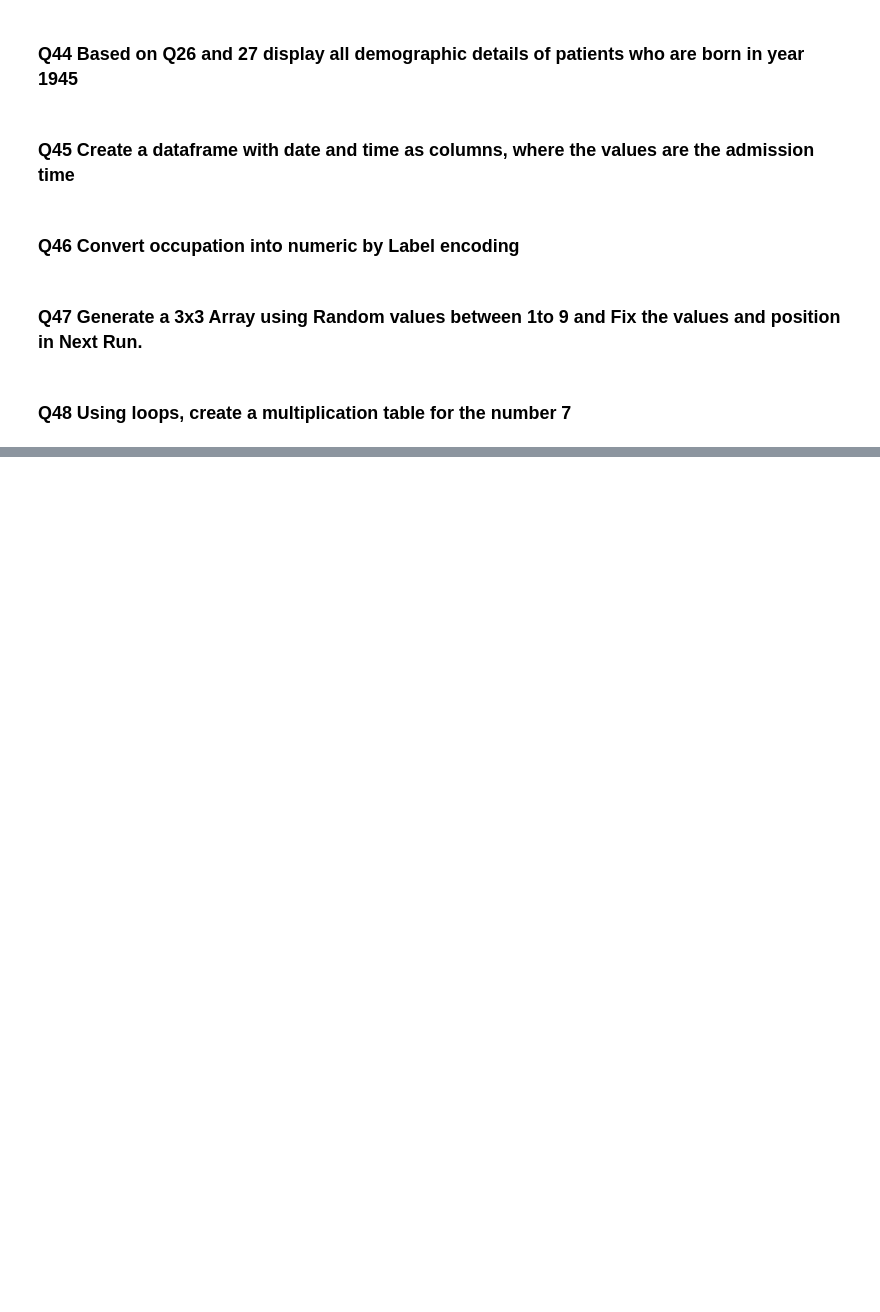
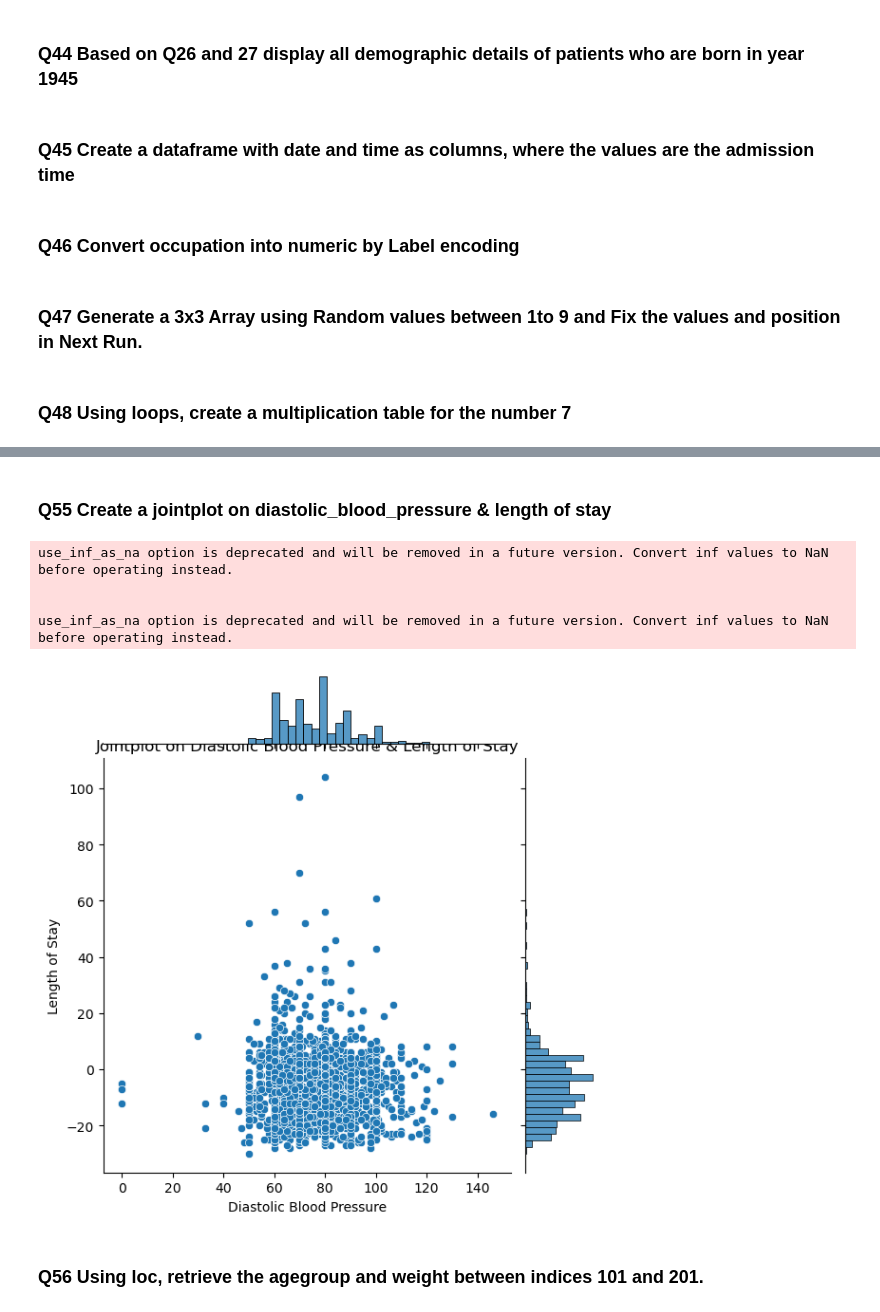
Before and after one commit to SivasankariDA112/03_Hacktivators_PythonHackathon_Apr24, a Jupyter notebook: Team03_Hacktivators_Main80Questions.ipynb, the cells around one changed output, grey strips where cells are left out. Drawn from its saved outputs; the diff is of its cells as text; code cells hidden in the pictures; blank space fills up the shorter version.

```diff
--- a/Team03_Hacktivators_Main80Questions.ipynb
+++ b/Team03_Hacktivators_Main80Questions.ipynb
@@ -1027,0 +1116,24 @@ for i in range(start, end + 1):
+# %% [markdown]
+### Q55 Create a jointplot on diastolic_blood_pressure & length of stay
+# %%
+import seaborn as sns
+import matplotlib.pyplot as plt
+#warnings.filterwarnings("ignore")
+#  New_df is the merged DataFrame
+New_df=Hospitalization_Discharge.merge(Labs)
+# Calculate length of stay
+New_df['length_of_stay'] = New_df['dischargeDay'] - New_df['Admission_date'].dt.day
+# plotting the jointplot
+sns.jointplot(data=New_df, x='diastolic_blood_pressure', y='length_of_stay')
+plt.title('Jointplot on Diastolic Blood Pressure & Length of Stay')
+plt.xlabel('Diastolic Blood Pressure')
+plt.ylabel('Length of Stay')
+plt.show()
+# %% [output]
+use_inf_as_na option is deprecated and will be removed in a future version. Convert inf values to NaN before operating instead.
+
+
+use_inf_as_na option is deprecated and will be removed in a future version. Convert inf values to NaN before operating instead.
+[figure, added]
+# %% [markdown]
+### Q56 Using loc, retrieve the agegroup and weight between indices 101 and 201.
```
Also changed, not shown: parts of 27 cells of this notebook.
